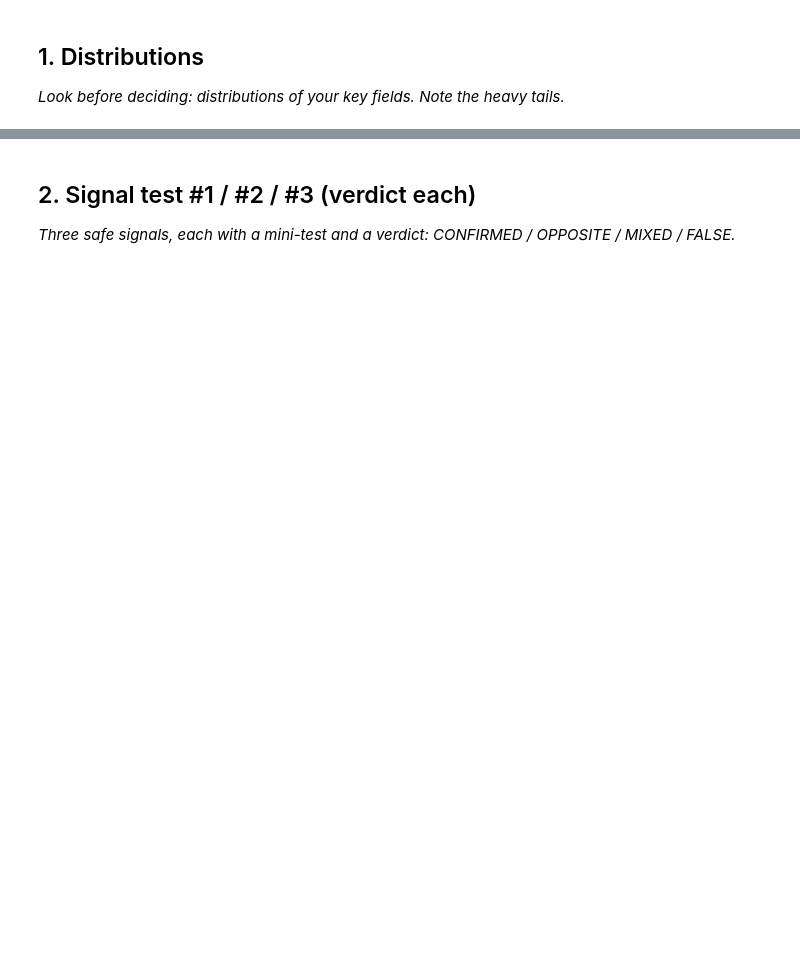
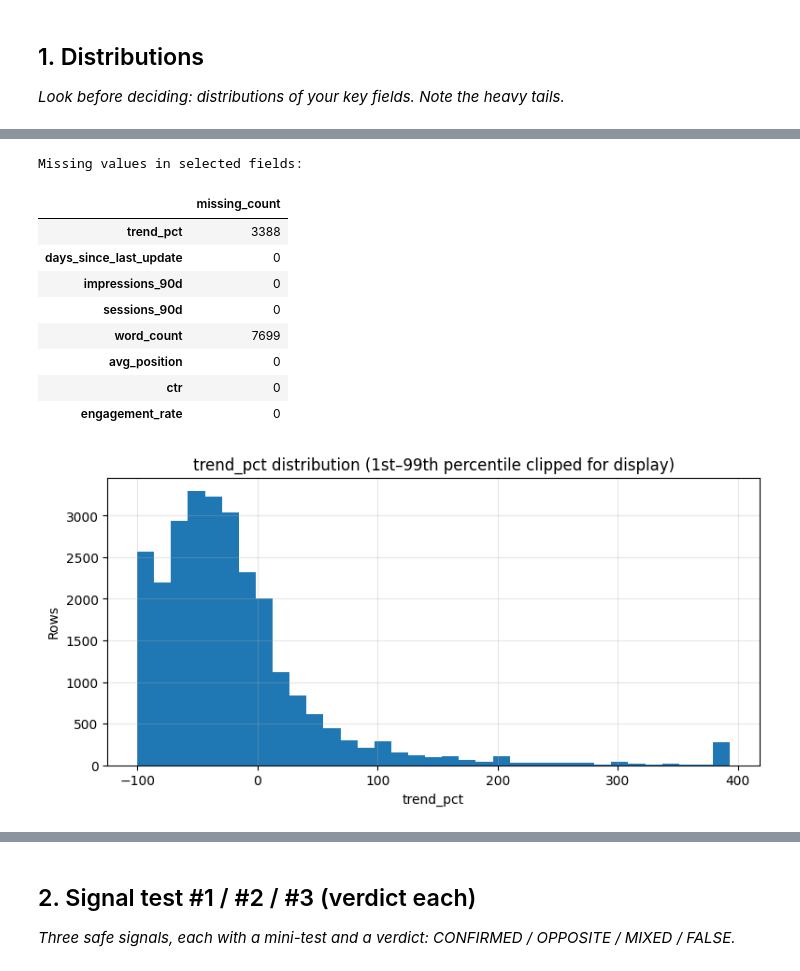
Before and after one commit to Viditp25/flyrank-intern-, a Jupyter notebook: work/notebooks/w04_signal_audit.ipynb, the cells around one changed output, grey strips where cells are left out. Saved outputs shown, nothing was run; the diff lists cells and outputs as text; code cells hidden in the pictures; blank space fills up the shorter version.

```diff
--- a/work/notebooks/w04_signal_audit.ipynb
+++ b/work/notebooks/w04_signal_audit.ipynb
@@ -15,0 +13,69 @@ This skeleton is yours to fill. Work the sections **in order** — each one has
+# %%
+# Section 1: Load the anonymized dataset and inspect distributions
+
+from pathlib import Path
+import pandas as pd
+import numpy as np
+import matplotlib.pyplot as plt
+
+DATA_PATHS = [
+    Path("data/raw/content_refresh_anonymized.csv"),
+    Path("../data/raw/content_refresh_anonymized.csv"),
+    Path("/content/flyrank-intern-/data/raw/content_refresh_anonymized.csv"),
+]
+
+data_path = next((p for p in DATA_PATHS if p.exists()), None)
+
+if data_path is not None:
+    df = pd.read_csv(data_path)
+else:
+    # Public anonymized dataset from the project repository
+    data_url = (
+        "https://raw.githubusercontent.com/Viditp25/"
+        "flyrank-intern-/main/data/raw/content_refresh_anonymized.csv"
+    )
+    df = pd.read_csv(data_url)
+
+print(f"Dataset rows: {len(df):,}")
+print(f"Dataset columns: {len(df.columns)}")
+print("\nAvailable columns:")
+print(df.columns.tolist())
+
+# Inspect important numeric fields that actually exist
+numeric_candidates = [
+    "trend_pct",
+    "days_since_last_update",
+    "impressions_90d",
+    "sessions_90d",
+    "word_count",
+    "avg_position",
+    "ctr",
+    "engagement_rate",
+]
+
+numeric_cols = [c for c in numeric_candidates if c in df.columns]
+
+print("\nNumeric field summary:")
+display(df[numeric_cols].describe(percentiles=[0.10, 0.25, 0.50, 0.75, 0.90]).T)
+
+print("\nMissing values in selected fields:")
+display(df[numeric_cols].isna().sum().to_frame("missing_count"))
+
+# Plot trend_pct separately because it can have a heavy tail
+if "trend_pct" in df.columns:
+    trend = pd.to_numeric(df["trend_pct"], errors="coerce").dropna()
+
+    if len(trend):
+        lower, upper = trend.quantile([0.01, 0.99])
+        plt.figure(figsize=(9, 4))
+        plt.hist(trend.clip(lower=lower, upper=upper), bins=35)
+        plt.title("trend_pct distribution (1st–99th percentile clipped for display)")
+        plt.xlabel("trend_pct")
+        plt.ylabel("Rows")
+        plt.grid(True, alpha=0.3)
+        plt.show()
+
+        print(f"trend_pct 1st percentile: {lower:.2f}")
+        print(f"trend_pct 99th percentile: {upper:.2f}")
+        print(f"Actual maximum trend_pct: {trend.max():.2f}")
+# %% [output]
@@ -15,0 +98,11 @@ This skeleton is yours to fill. Work the sections **in order** — each one has
+Missing values in selected fields:
+|  | missing_count |
+| trend_pct | 3388 |
+| days_since_last_update | 0 |
+| impressions_90d | 0 |
+| sessions_90d | 0 |
+| word_count | 7699 |
+| avg_position | 0 |
+| ctr | 0 |
+| engagement_rate | 0 |
+[figure, added]
```
Also changed, not shown: parts of 9 cells of this notebook.
